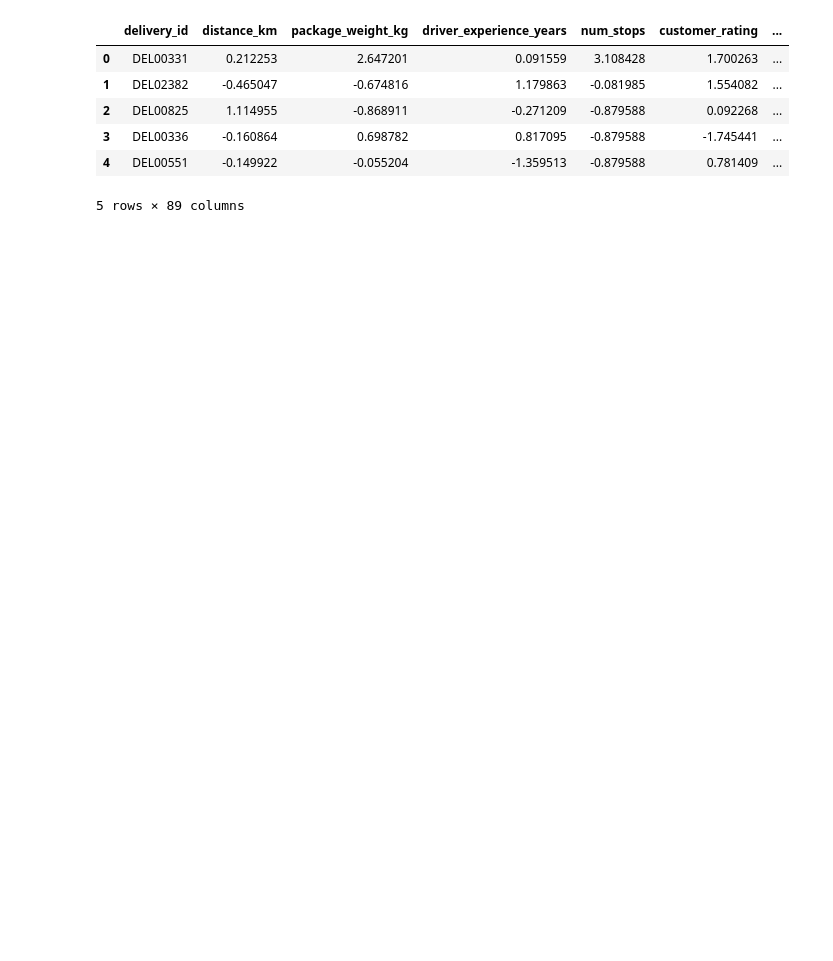
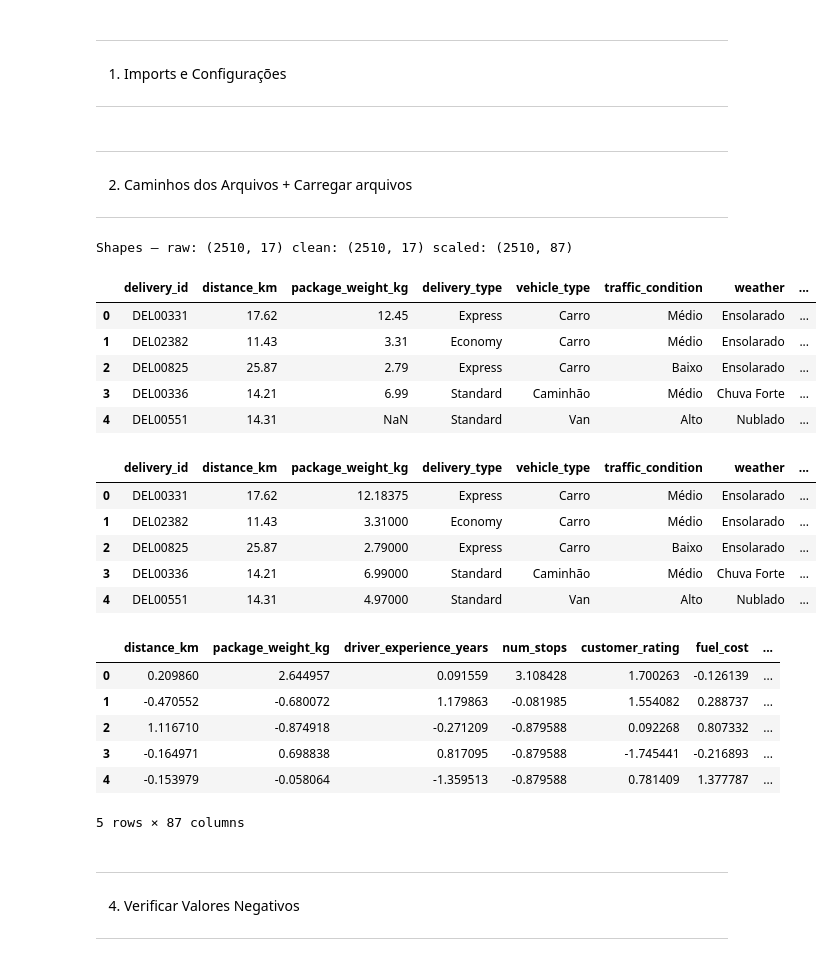
Before and after one commit to Mvlimaa/asasas, a Jupyter notebook: projeto_ml/notebooks/02_Preprocessamento.ipynb, the cells around one changed output. Cells and saved outputs as stored; diff of their text form; code cells hidden in the pictures; blank space fills up the shorter version.

Commit message:
Correção Etapa 2

```diff
--- a/projeto_ml/notebooks/02_Preprocessamento.ipynb
+++ b/projeto_ml/notebooks/02_Preprocessamento.ipynb
@@ -74,14 +0,0 @@ print("Dimensões finais:", df_scaled.shape)
-# %%
-import pandas as pd
-
-df_etapa2 = pd.read_csv(r"C:\Users\levie\asasas\projeto_ml\data\processed\delivery_processed.csv")
-
-df_etapa2.head()
-# %% [output]
-|  | delivery_id | distance_km | package_weight_kg | driver_experience_years | num_stops | customer_rating | ... |
-| 0 | DEL00331 | 0.212253 | 2.647201 | 0.091559 | 3.108428 | 1.700263 | ... |
-| 1 | DEL02382 | -0.465047 | -0.674816 | 1.179863 | -0.081985 | 1.554082 | ... |
-| 2 | DEL00825 | 1.114955 | -0.868911 | -0.271209 | -0.879588 | 0.092268 | ... |
-| 3 | DEL00336 | -0.160864 | 0.698782 | 0.817095 | -0.879588 | -1.745441 | ... |
-| 4 | DEL00551 | -0.149922 | -0.055204 | -1.359513 | -0.879588 | 0.781409 | ... |
-5 rows × 89 columns
@@ -182,0 +1,4 @@ plt.show()
+# %% [markdown]
+---------------------------------
+1. Imports e Configurações
+---------------------------------
@@ -182,0 +13,57 @@ plt.show()
+# %% [markdown]
+---------------------------------
+2. Caminhos dos Arquivos + Carregar arquivos
+---------------------------------
+# %%
+RAW = r"C:\Users\levie\asasas\projeto_ml\data\raw\delivery_time.csv"
+CLEAN = r"C:\Users\levie\asasas\projeto_ml\data\processed\delivery_clean.csv"
+SCALED = r"C:\Users\levie\asasas\projeto_ml\data\processed\delivery_processed.csv"
+
+# carregar raw (erro se faltar — arquivo raw é obrigatório)
+if not os.path.exists(RAW):
+    raise FileNotFoundError(f"Arquivo RAW não encontrado: {RAW}")
+df_raw = pd.read_csv(RAW)
+
+# carregar clean/processed se existirem; caso contrário criar cópias a partir do raw
+if os.path.exists(CLEAN):
+    df_clean = pd.read_csv(CLEAN)
+else:
+    print("WARNING: arquivo CLEAN não encontrado — usando cópia de raw como df_clean (execute células de preprocessamento).")
+    df_clean = df_raw.copy()
+
+if os.path.exists(SCALED):
+    df_scaled = pd.read_csv(SCALED)
+else:
+    print("WARNING: arquivo SCALED não encontrado — usando df_clean como df_scaled (execute pré-processamento).")
+    df_scaled = df_clean.copy()
+
+print("Shapes — raw:", df_raw.shape, "clean:", df_clean.shape, "scaled:", df_scaled.shape)
+display(df_raw.head())
+display(df_clean.head())
+display(df_scaled.head())
+# ...existing code...
+# %% [output]
+Shapes — raw: (2510, 17) clean: (2510, 17) scaled: (2510, 87)
+|  | delivery_id | distance_km | package_weight_kg | delivery_type | vehicle_type | traffic_condition | weather | ... |
+| 0 | DEL00331 | 17.62 | 12.45 | Express | Carro | Médio | Ensolarado | ... |
+| 1 | DEL02382 | 11.43 | 3.31 | Economy | Carro | Médio | Ensolarado | ... |
+| 2 | DEL00825 | 25.87 | 2.79 | Express | Carro | Baixo | Ensolarado | ... |
+| 3 | DEL00336 | 14.21 | 6.99 | Standard | Caminhão | Médio | Chuva Forte | ... |
+| 4 | DEL00551 | 14.31 | NaN | Standard | Van | Alto | Nublado | ... |
+|  | delivery_id | distance_km | package_weight_kg | delivery_type | vehicle_type | traffic_condition | weather | ... |
+| 0 | DEL00331 | 17.62 | 12.18375 | Express | Carro | Médio | Ensolarado | ... |
+| 1 | DEL02382 | 11.43 | 3.31000 | Economy | Carro | Médio | Ensolarado | ... |
+| 2 | DEL00825 | 25.87 | 2.79000 | Express | Carro | Baixo | Ensolarado | ... |
+| 3 | DEL00336 | 14.21 | 6.99000 | Standard | Caminhão | Médio | Chuva Forte | ... |
+| 4 | DEL00551 | 14.31 | 4.97000 | Standard | Van | Alto | Nublado | ... |
+|  | distance_km | package_weight_kg | driver_experience_years | num_stops | customer_rating | fuel_cost | ... |
+| 0 | 0.209860 | 2.644957 | 0.091559 | 3.108428 | 1.700263 | -0.126139 | ... |
+| 1 | -0.470552 | -0.680072 | 1.179863 | -0.081985 | 1.554082 | 0.288737 | ... |
+| 2 | 1.116710 | -0.874918 | -0.271209 | -0.879588 | 0.092268 | 0.807332 | ... |
+| 3 | -0.164971 | 0.698838 | 0.817095 | -0.879588 | -1.745441 | -0.216893 | ... |
+| 4 | -0.153979 | -0.058064 | -1.359513 | -0.879588 | 0.781409 | 1.377787 | ... |
+5 rows × 87 columns
+# %% [markdown]
+---------------------------------
+4. Verificar Valores Negativos
+---------------------------------
```
Also changed, not shown: parts of 16 cells of this notebook, 3 other files.
